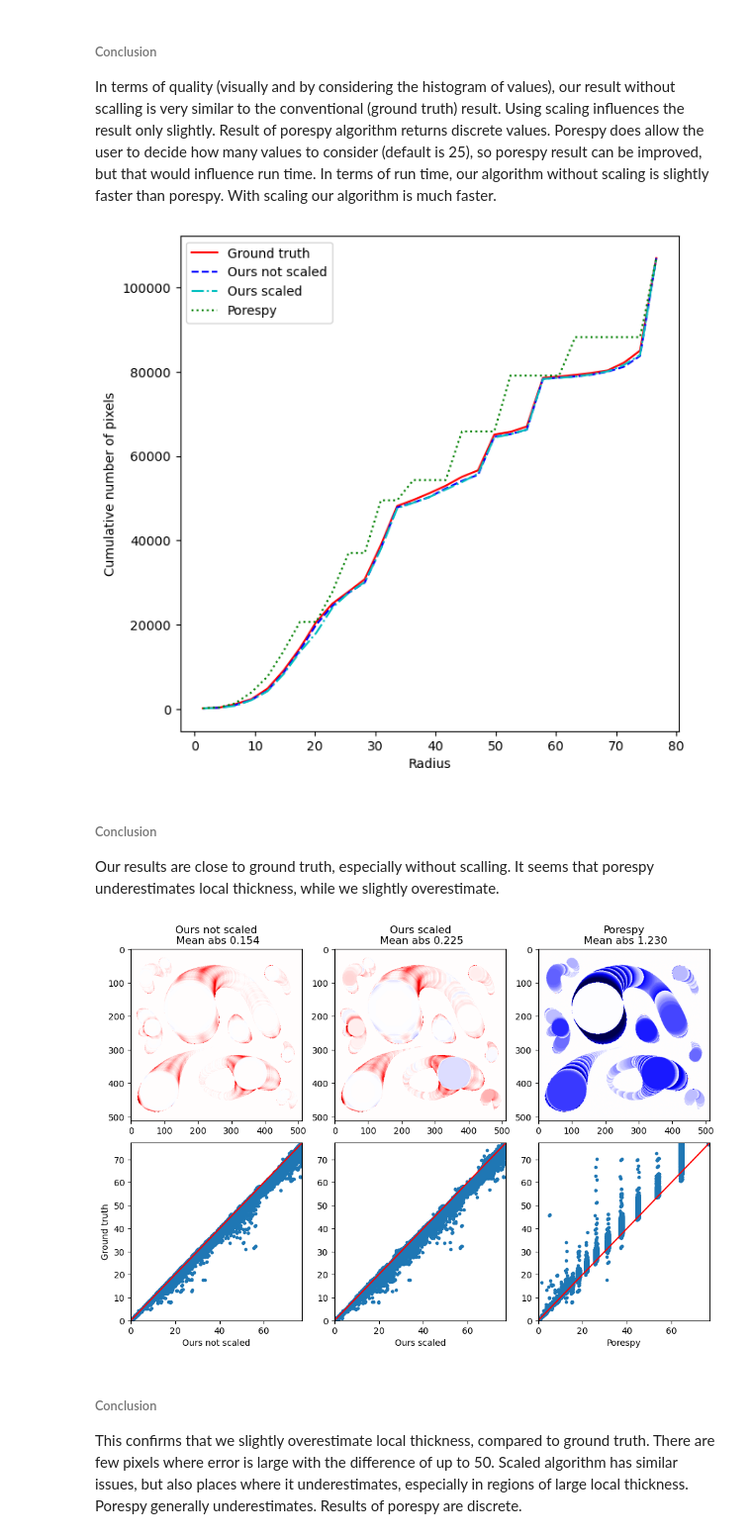
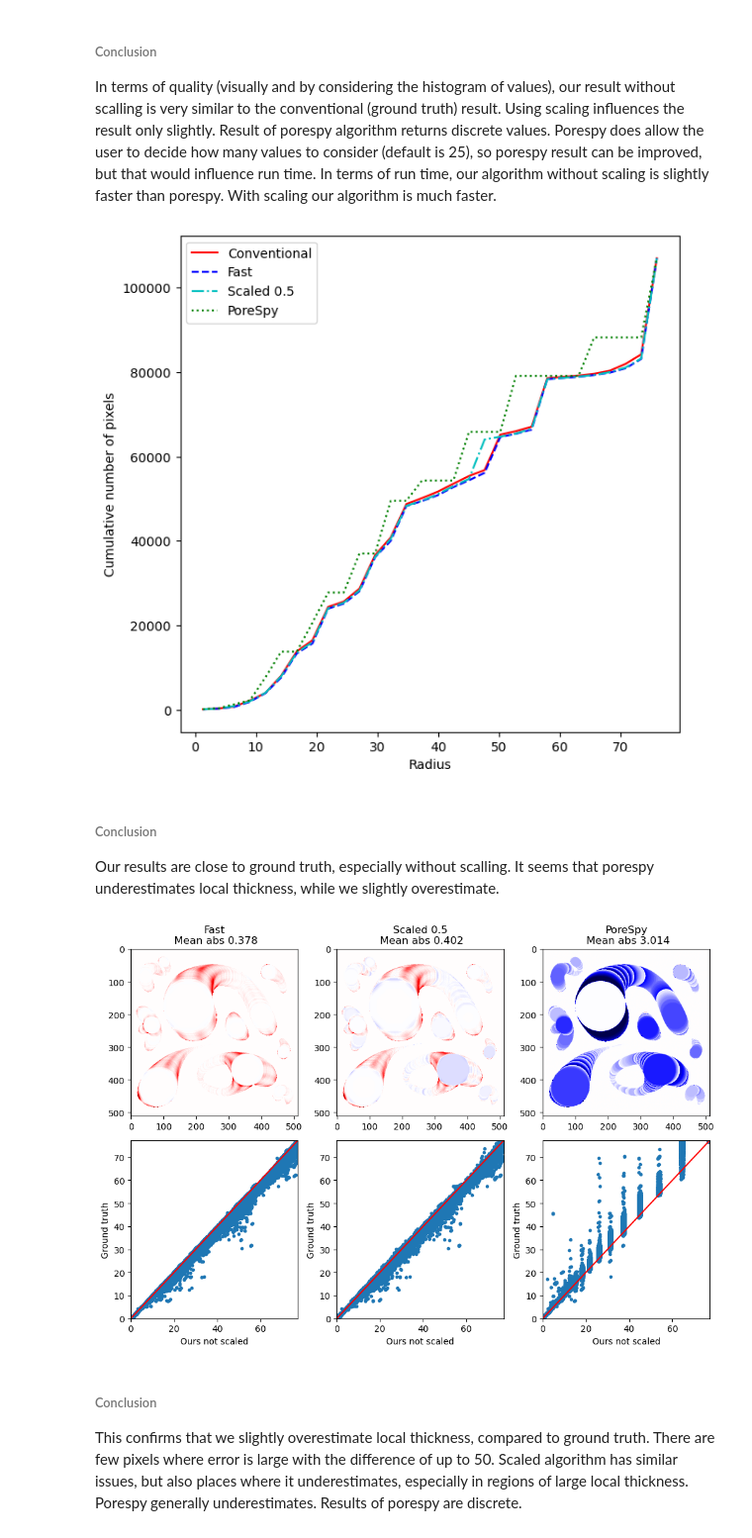
Before and after one commit to vedranaa/local-thickness, a Jupyter notebook: Comparison 2D.ipynb, the cells around one changed output. Shown at 99% size. Drawn from its saved outputs; the diff is of its cells as text; code cells hidden in the pictures.

```diff
--- a/Comparison 2D.ipynb
+++ b/Comparison 2D.ipynb
@@ -61,0 +35,11 @@ h_ps = np.histogram(thickness_ps[B], bins=b)[0]
+# %%
+runtimes = {}
+results = {}
+
+print('Running conventional algorithm may take long time!')
+for methodname in methods.keys():
+    print(f'Processing using {methodname} method. ', end='')
+    start_time = time.time()
+    results[methodname] = methods[methodname](B)
+    runtimes[methodname] = time.time() - start_time
+    print(f'Runtime {runtimes[methodname]}.')
@@ -62,2 +53,11 @@ h_ps = np.histogram(thickness_ps[B], bins=b)[0]
+# %%
+maxval = results['Conventional'].max()
+edges = np.linspace(0, maxval, 31)
+centers = 0.5*(edges[1:] + edges[:-1])
+histograms = {}
+cumsums = {}
+for methodname in methods.keys():
+    histograms[methodname] = np.histogram(results[methodname][B], edges)[0]
+    cumsums[methodname] = np.cumsum(histograms[methodname])
 # %%
 # Visualization.
@@ -116,13 +83,13 @@ cs_ps = np.cumsum(h_ps)
 # %%
 # Visualization.
 fig, ax = plt.subplots(figsize=(7, 7))
-ax.plot(c, cs_gt, 'r', c, cs_lt, 'b--', c, cs_scaled, 'c-.', c, cs_ps, 'g:')
-ax.legend(['Ground truth', 'Ours not scaled', 'Ours scaled', 'Porespy'])
+[ax.plot(centers, cs, line) for cs, line in zip(cumsums.values(), ['r', 'b--', 'c-.', 'g:'])];
+ax.legend(cumsums.keys())
 ax.set_xlabel('Radius')
 ax.set_ylabel('Cumulative number of pixels')
 plt.show()
 # %% [output]
-[figure, old version]
+[figure, new version]
 # %% [markdown]
 ###### Conclusion
 Our results are close to ground truth, especially without scalling. It seems that porespy underestimates local thickness, while we slightly overestimate.
@@ -135,39 +96,24 @@ noise = np.random.random(size=B.sum()) - 0.5  # for a tinly bit of pertrubation
 # %%
-# Visualization.
+# Compute difference in respect to conventianal and Visualize.
 val = 10  # colormap limits
 fig, ax = plt.subplots(2, 3, figsize=(10, 7))
+noise = np.random.random(size=B.sum()) - 0.5  # for a tinly bit of pertrubation
 
-ax[0][0].imshow(d_lt, vmin=-val, vmax=val, cmap=plt.cm.seismic)
-ax[0][0].set_title(f'Ours not scaled\n Mean abs {abs(d_lt[B]).mean():0.3f}')
-ax[0][1].imshow(d_scaled, vmin=-val, vmax=val, cmap=plt.cm.seismic)
-ax[0][1].set_title(f'Ours scaled\n Mean abs {abs(d_scaled[B]).mean():0.3f}')
-ax[0][2].imshow(d_ps, vmin=-val, vmax=val, cmap=plt.cm.seismic)
-ax[0][2].set_title(f'Porespy\n Mean abs {abs(d_ps[B]).mean():0.3f}')
+for ai, ah, methodname in zip(ax[0], ax[1], list(methods.keys())[1:]):
+    diff = results[methodname] - results['Conventional']
+    ai.imshow(diff, vmin=-val, vmax=val, cmap=plt.cm.seismic)
+    ai.set_title(f'{methodname}\n Mean abs {abs(diff[B]).mean():0.3f}')
+    ah.plot(results[methodname][B] + noise, results['Conventional'][B] + noise, '.')
+    ah.plot([0, maxval], [0, maxval], 'r')
+    ah.set_xlim([0, maxval])
+    ah.set_ylim([0, maxval])
+    ah.set_xlabel('Ours not scaled')
+    ah.set_ylabel('Ground truth')
 
-ax[1][0].plot(thickness_lt[B] + noise, thickness_gt[B] + noise, '.')
-ax[1][0].plot([0, maxval], [0, maxval], 'r')
-ax[1][0].set_xlim([0, maxval])
-ax[1][0].set_ylim([0, maxval])
-ax[1][0].set_xlabel('Ours not scaled')
-ax[1][0].set_ylabel('Ground truth')
-
-ax[1][1].plot(thickness_scaled[B] + noise, thickness_gt[B] + noise, '.')
-ax[1][1].plot([0, maxval], [0, maxval], 'r')
-ax[1][1].set_xlim([0, maxval])
-ax[1][1].set_ylim([0, maxval])
-ax[1][1].set_xlabel('Ours scaled')
-#ax[1][1].set_ylabel('Ground truth')
-
-ax[1][2].plot(thickness_ps[B] + noise, thickness_gt[B] + noise, '.')
-ax[1][2].plot([0, maxval], [0, maxval], 'r')
-ax[1][2].set_xlim([0, maxval])
-ax[1][2].set_ylim([0, maxval])
-ax[1][2].set_xlabel('Porespy')
-#ax[1][2].set_ylabel('Ground truth')
 plt.tight_layout()
 plt.show()
 # %% [output]
-[figure, old version]
+[figure, new version]
 # %% [markdown]
 ###### Conclusion
 This confirms that we slightly overestimate local thickness, compared to ground truth. There are few pixels where error is large with the difference of up to 50. Scaled algorithm has similar issues, but also places where it underestimates, especially in regions of large local thickness. Porespy generally underestimates. Results of porespy are discrete.
```
Also changed, not shown: parts of 14 cells of this notebook, 5 other files.
